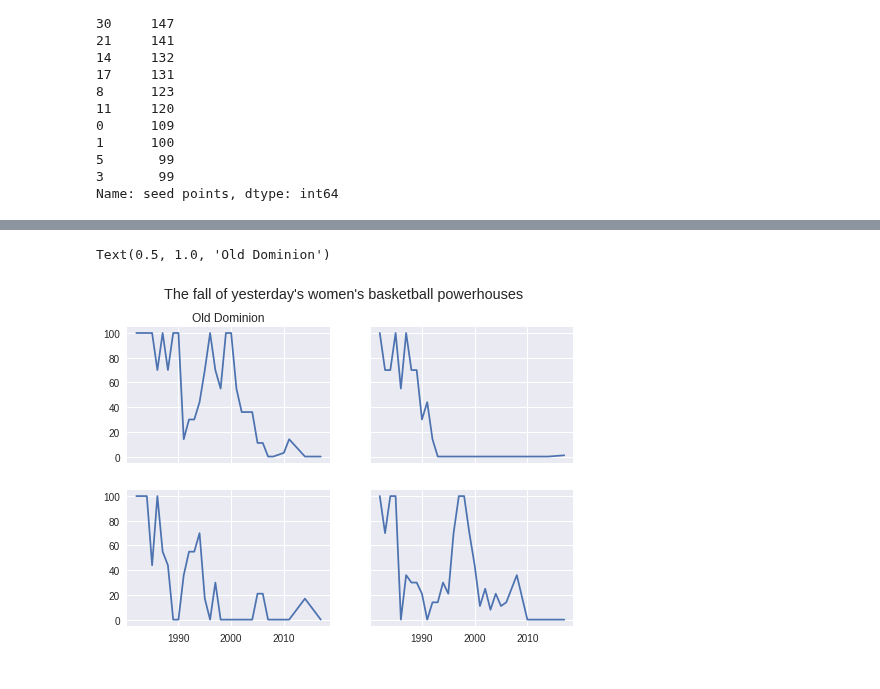
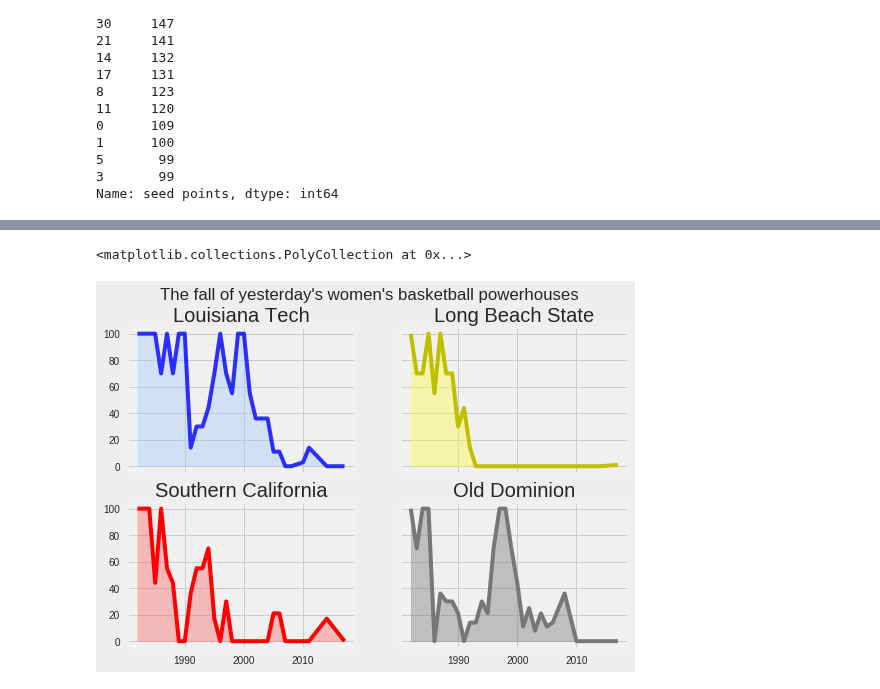
Before and after one commit to bloominstituteoftechnology/DS-Unit-1-Sprint-3-Data-Storytelling, a Jupyter notebook: module3-make-explanatory-visualizations/LS_DS_223_Make_explanatory_visualizations.ipynb, the cells around one changed output, grey strips where cells are left out. Cells and saved outputs as stored; diff of their text form; code cells hidden in the pictures.

```diff
--- a/module3-make-explanatory-visualizations/LS_DS_223_Make_explanatory_visualizations.ipynb
+++ b/module3-make-explanatory-visualizations/LS_DS_223_Make_explanatory_visualizations.ipynb
@@ -318,24 +320,37 @@ bskt_ct = pd.crosstab(index=llso_bskt['Year'], columns=llso_bskt['School'], aggf
 # %%
 bskt_ct = bskt_ct.fillna(0)
 # %%
+
+plt.style.use('fivethirtyeight')
 
 f, ((ax1, ax2), (ax3, ax4)) = plt.subplots(2, 2, sharex='col', sharey='row')
 f.suptitle("The fall of yesterday's women's basketball powerhouses")
 
+f.patch.set_facecolor('#eeeeee')
+
 x = bskt_ct.index.values
+y1 = bskt_ct['Louisiana Tech']
+y2 = bskt_ct['Long Beach St.']
+y3 =  bskt_ct['Southern California']
+y4 = bskt_ct['Old Dominion']
 
-ax1.plot(x, bskt_ct['Louisiana Tech'])
-ax2.plot(x, bskt_ct['Long Beach St.'])
-ax3.plot(x, bskt_ct['Southern California'])
-ax4.plot(x, bskt_ct['Old Dominion'])
+ax1.plot(x, y1, c='b', alpha=.8)
+ax2.plot(x, y2, c='y')
+ax3.plot(x, y3, c='r')
+ax4.plot(x, y4, c='#777777')
 
 ax1.set_title('Louisiana Tech')
-ax1.set_title('Long Beach State')
-ax1.set_title('Southern California')
-ax1.set_title('Old Dominion')
+ax2.set_title('Long Beach State')
+ax3.set_title('Southern California')
+ax4.set_title('Old Dominion');
+
+ax1.fill_between(x,y1, color="#a1c9ff", alpha=.4)
+ax2.fill_between(x,y2, color="#fbff3f", alpha=.4)
+ax3.fill_between(x,y3, color="#ff6666", alpha=.4)
+ax4.fill_between(x,y4, color="#777777", alpha=.4)
 # %% [output]
-Text(0.5, 1.0, 'Old Dominion')
+<matplotlib.collections.PolyCollection at 0x...>
-[figure, old version]
+[figure, new version]
 # %%
 display(example)
 # %% [output]
```
Also changed, not shown: parts of 1 cell of this notebook.
